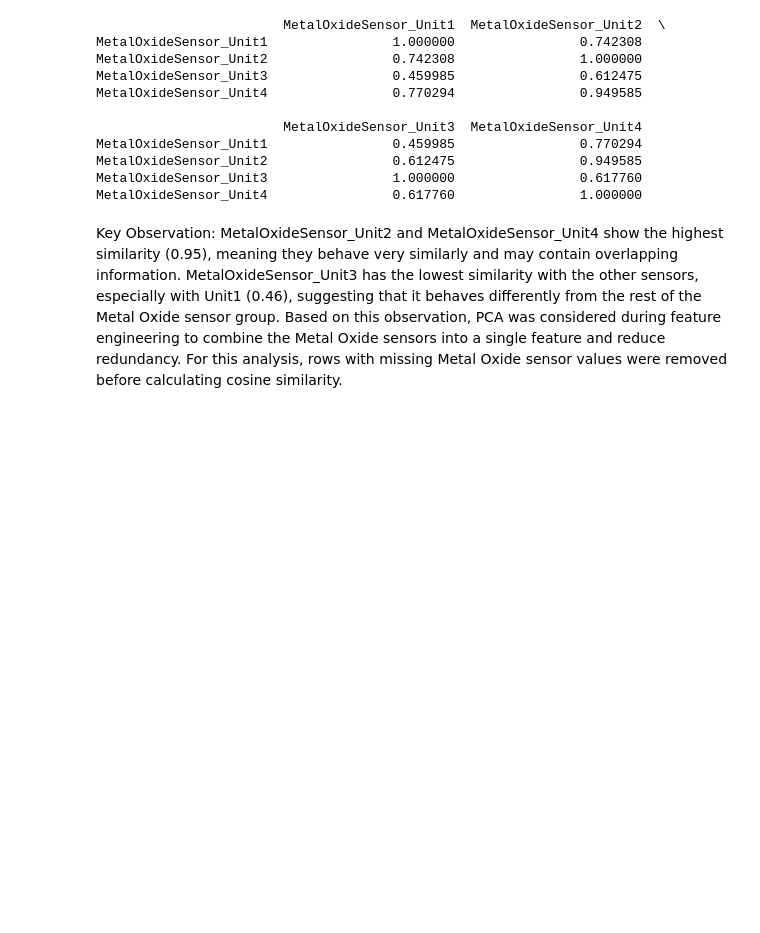
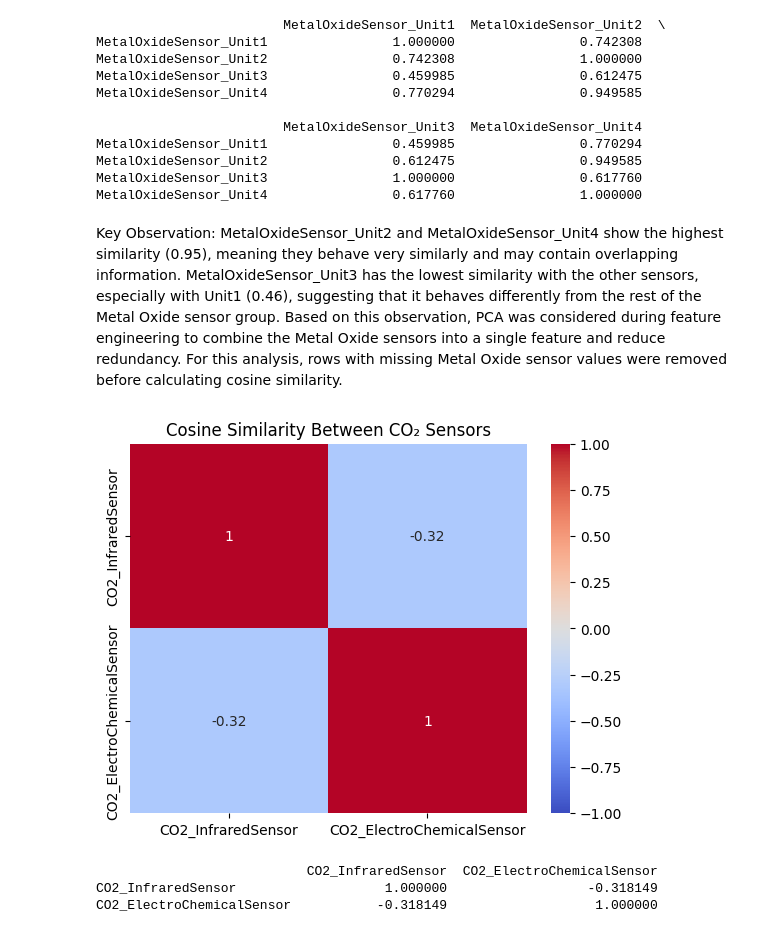
Before and after one commit to SuMyatMon17/AI_Solution_Development_Project, a Jupyter notebook: eda.ipynb, the cells around one changed output. Saved outputs shown, nothing was run; the diff lists cells and outputs as text; code cells hidden in the pictures; blank space fills up the shorter version.

```diff
--- a/eda.ipynb
+++ b/eda.ipynb
@@ -546,3 +546,38 @@ MetalOxideSensor_Unit3                1.000000                0.617760
 MetalOxideSensor_Unit4                0.617760                1.000000
 # %% [markdown]
 Key Observation: MetalOxideSensor_Unit2 and MetalOxideSensor_Unit4 show the highest similarity (0.95), meaning they behave very similarly and may contain overlapping information. MetalOxideSensor_Unit3 has the lowest similarity with the other sensors, especially with Unit1 (0.46), suggesting that it behaves differently from the rest of the Metal Oxide sensor group. Based on this observation, PCA was considered during feature engineering to combine the Metal Oxide sensors into a single feature and reduce redundancy. For this analysis, rows with missing Metal Oxide sensor values were removed before calculating cosine similarity.
+# %%
+from sklearn.preprocessing import StandardScaler
+from sklearn.metrics.pairwise import cosine_similarity
+import pandas as pd
+import seaborn as sns
+import matplotlib.pyplot as plt
+
+# Select the two CO₂ sensor columns
+co2_cols = ["CO2_InfraredSensor", "CO2_ElectroChemicalSensor"]
+
+# Copy and clean data
+co2_df = df_raw[co2_cols].dropna()
+
+# Standardize
+scaler = StandardScaler()
+co2_scaled = scaler.fit_transform(co2_df)
+
+# Compute cosine similarity
+similarity_matrix = cosine_similarity(co2_scaled.T)
+
+# Convert to DataFrame
+similarity_df = pd.DataFrame(similarity_matrix, index=co2_cols, columns=co2_cols)
+
+# Plot heatmap
+sns.heatmap(similarity_df, annot=True, cmap="coolwarm", vmin=-1, vmax=1)
+plt.title("Cosine Similarity Between CO₂ Sensors")
+plt.show()
+
+# Print numeric results
+print(similarity_df)
+# %% [output]
+[figure, added]
+                           CO2_InfraredSensor  CO2_ElectroChemicalSensor
+CO2_InfraredSensor                   1.000000                  -0.318149
+CO2_ElectroChemicalSensor           -0.318149                   1.000000
```
Also changed, not shown: parts of 3 cells of this notebook.
